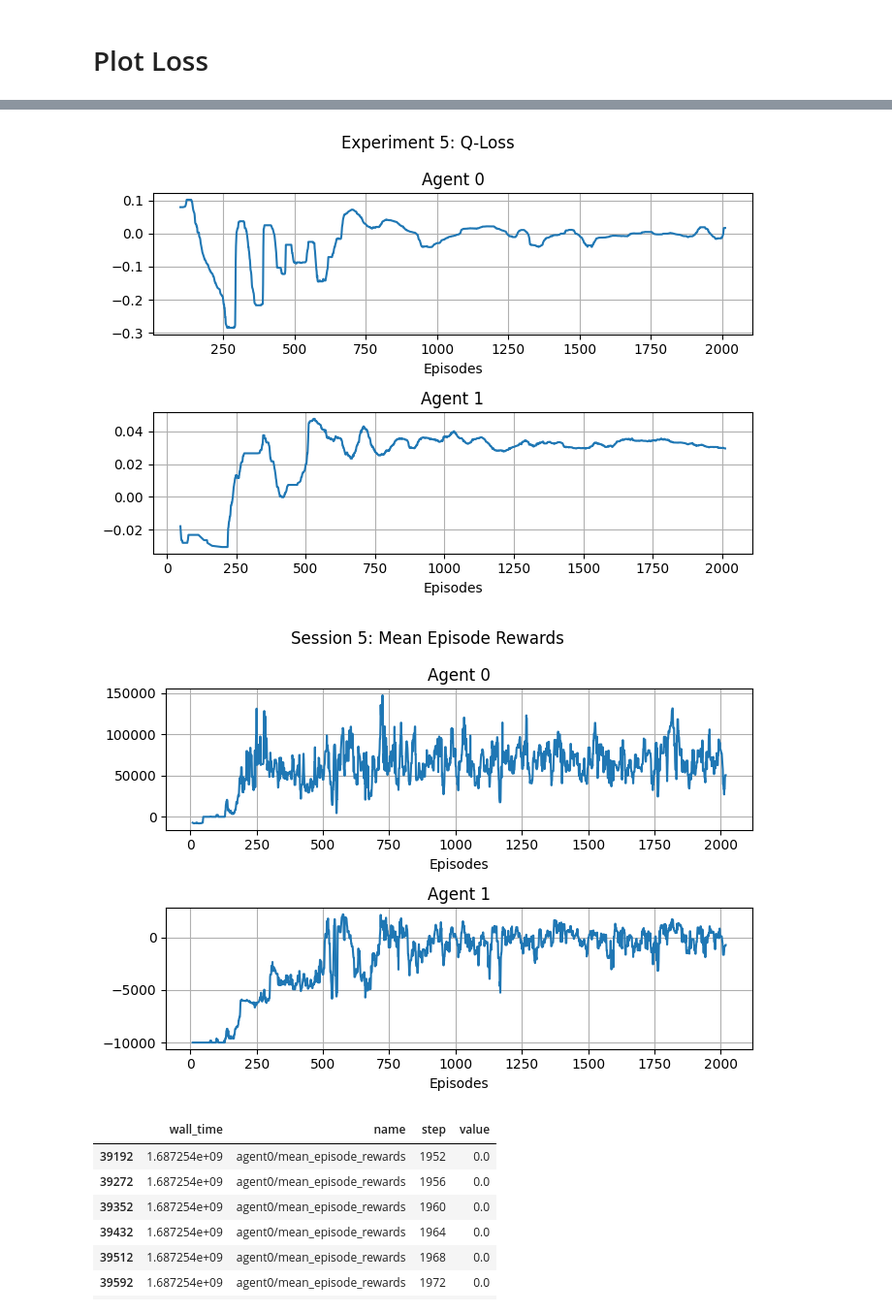
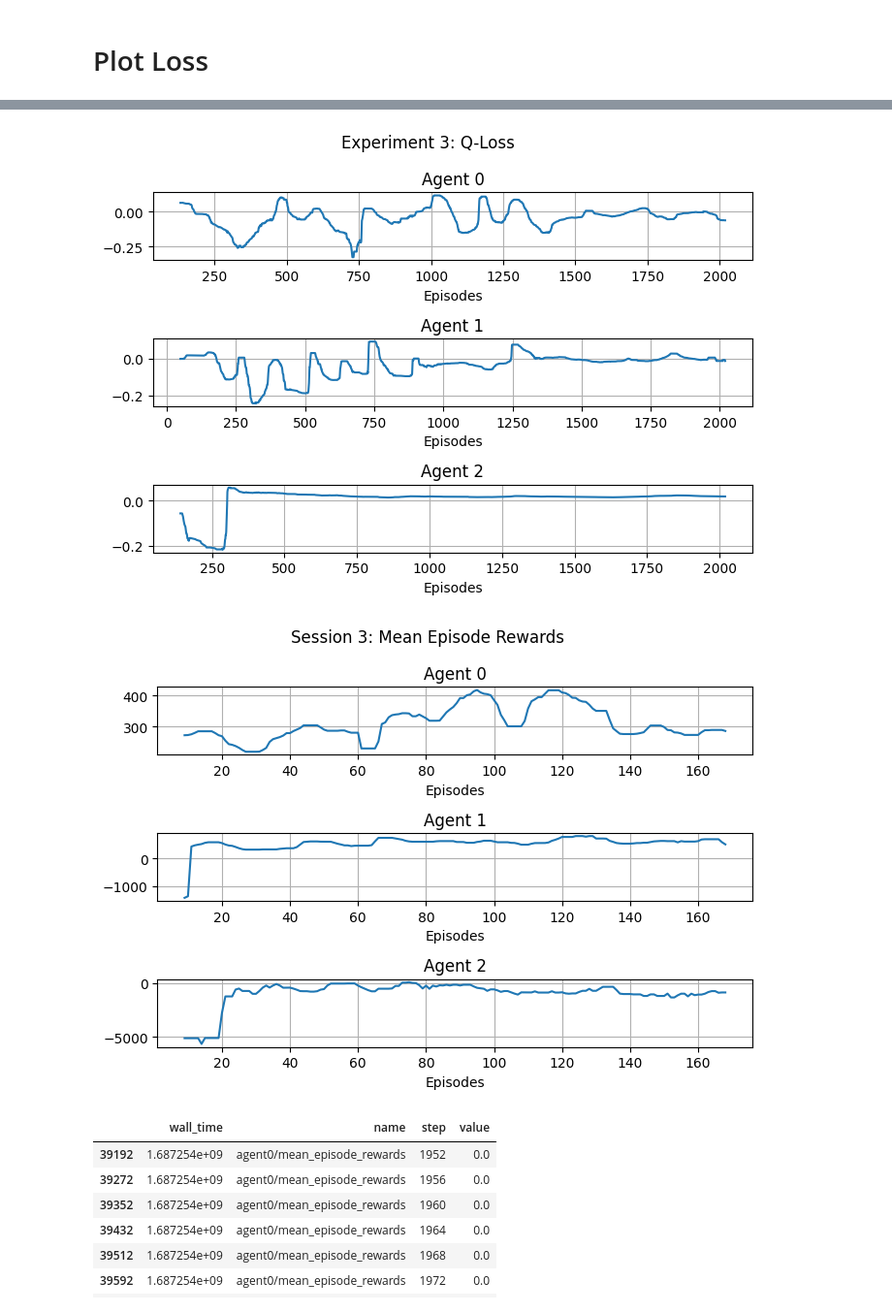
Before and after one commit to buehrerc/MAAC-auto-gov, a Jupyter notebook: analysis/generate_plots.ipynb, the cells around one changed output, grey strips where cells are left out. Shown at 97% size. Cells and saved outputs as stored; diff of their text form; code cells hidden in the pictures.

```diff
--- a/analysis/generate_plots.ipynb
+++ b/analysis/generate_plots.ipynb
@@ -81,11 +81,11 @@ df = format_plot(5, 1, rolling_mean=True)
 # %%
-plot_agent_loss(5, 1, 2)
+plot_agent_loss(3, 1, 3)
 # %% [output]
-[figure, old version]
+[figure, new version]
 # %%
-plot_agent_reward(5, 1, 2)
+plot_agent_reward(3, 1, 3)
 # %% [output]
-[figure, old version]
+[figure, new version]
 # %%
 session_id = 4
 run_id = 2
```
Also changed, not shown: parts of 3 cells of this notebook, 10 other files.
